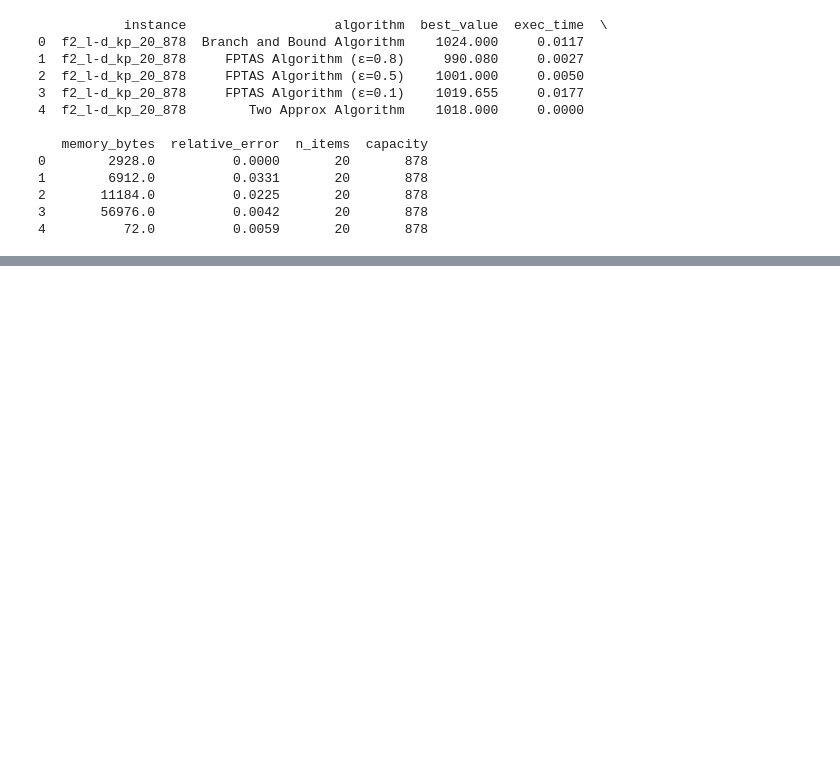
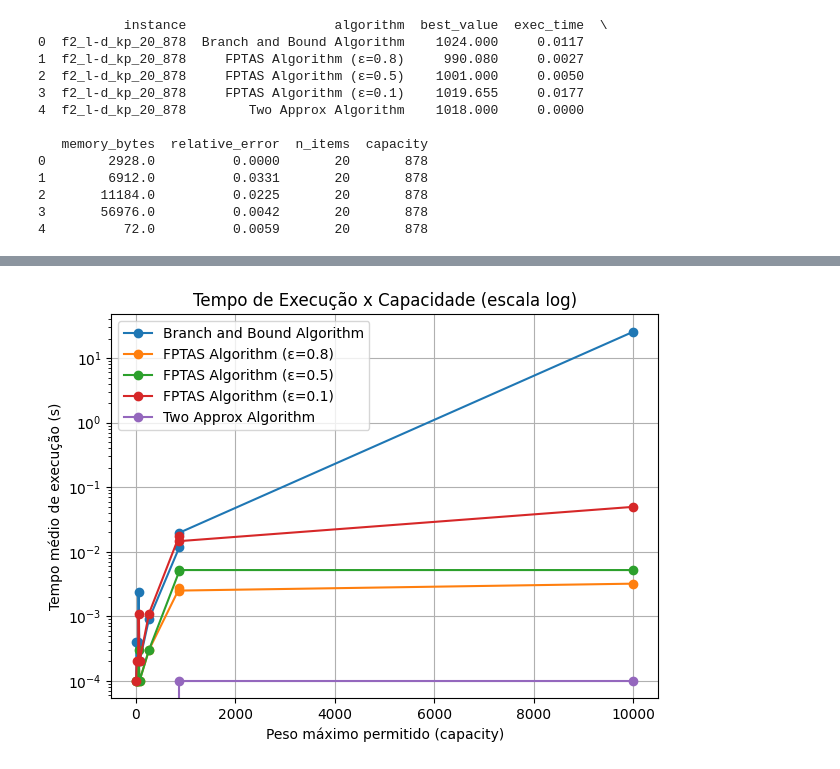
Before and after one commit to estersassis/knapsack-algorithms, a Jupyter notebook: analisys.ipynb, the cells around one changed output, grey strips where cells are left out. Saved outputs shown, nothing was run; the diff lists cells and outputs as text; code cells hidden in the pictures; blank space fills up the shorter version.

```diff
--- a/analisys.ipynb
+++ b/analisys.ipynb
@@ -122,0 +160,19 @@ plt.show()
+# %%
+plt.figure()
+
+for algo in df['algorithm'].unique():
+    subset = df[df['algorithm'] == algo]
+    mean_by_capacity = subset.groupby('capacity')['exec_time'].mean()
+    plt.plot(mean_by_capacity.index, mean_by_capacity.values, marker='o', label=algo)
+
+plt.xlabel("Peso máximo permitido (capacity)")
+plt.ylabel("Tempo médio de execução (s)")
+plt.yscale("log")  # para lidar com outliers
+plt.title("Tempo de Execução x Capacidade (escala log)")
+plt.legend()
+plt.grid()
+plt.tight_layout()
+plt.savefig("kp_results/low-dimensional/graphs/grafico4_exec_vs_capacity.png", dpi=300)
+plt.show()
+# %% [output]
+[figure, added]
```
Also changed, not shown: parts of 5 cells of this notebook.
